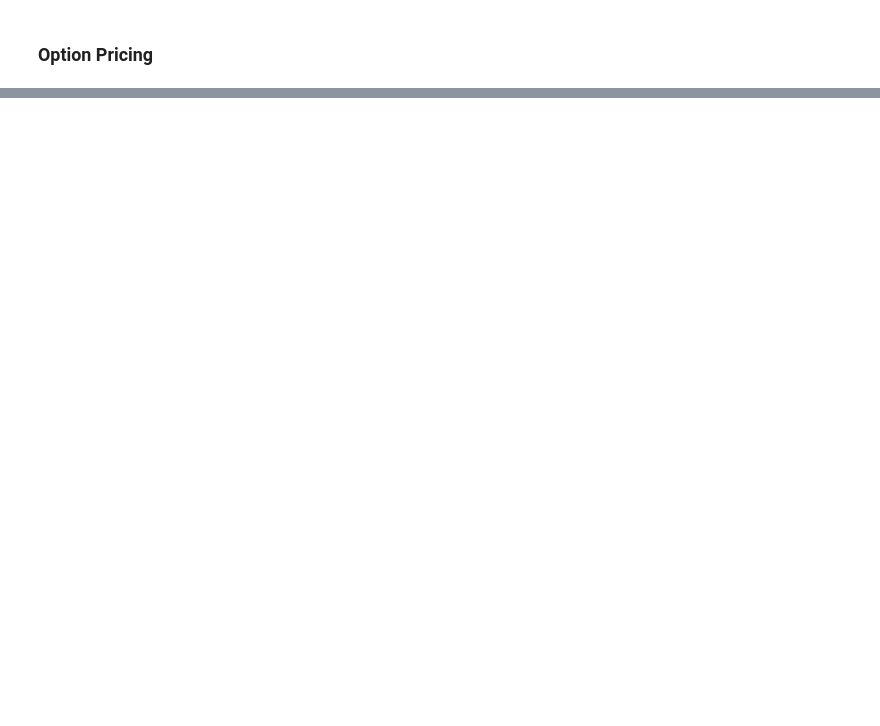
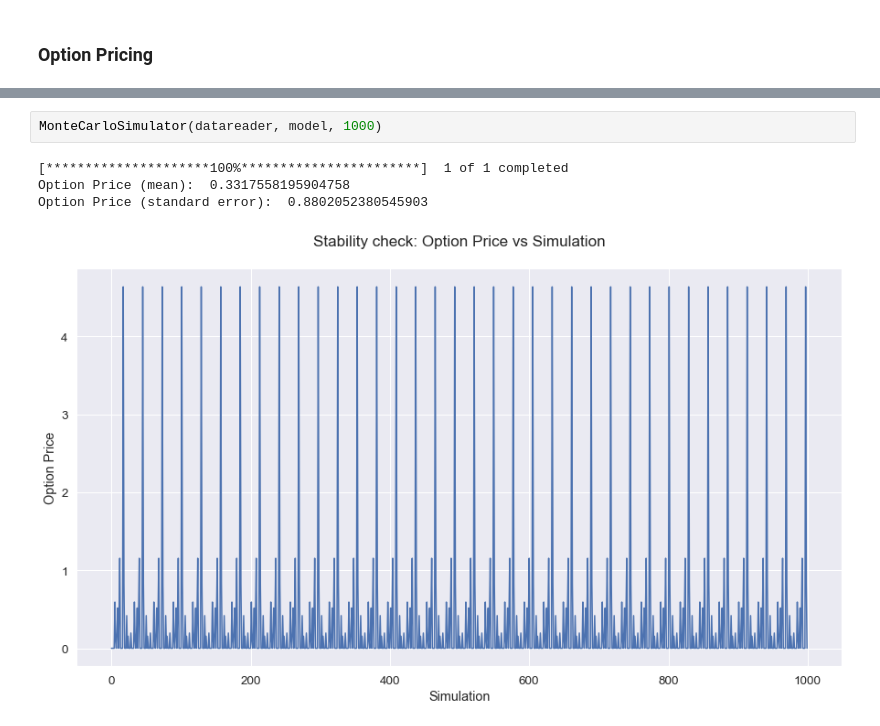
Before and after one commit to abhishekprog0/StructuredPricingEngine, a Jupyter notebook: Structured & Hybrid Project 2020.ipynb, the cells around one changed output, grey strips where cells are left out. Cells and saved outputs as stored; diff of their text form; blank space fills up the shorter version.

Commit message:
Added forward rate computation and Option Pricing code.

```diff
--- a/Structured & Hybrid Project 2020.ipynb
+++ b/Structured & Hybrid Project 2020.ipynb
@@ -315,0 +428,7 @@ def MonteCarloSimulation(price, libor_train, ):
+# %%
+MonteCarloSimulator(datareader, model, 1000)
+# %% [output]
+[*********************100%***********************]  1 of 1 completed
+Option Price (mean):  0.3317558195904758
+Option Price (standard error):  0.8802052380545903
+[figure, added]
```
Also changed, not shown: parts of 13 cells of this notebook.
